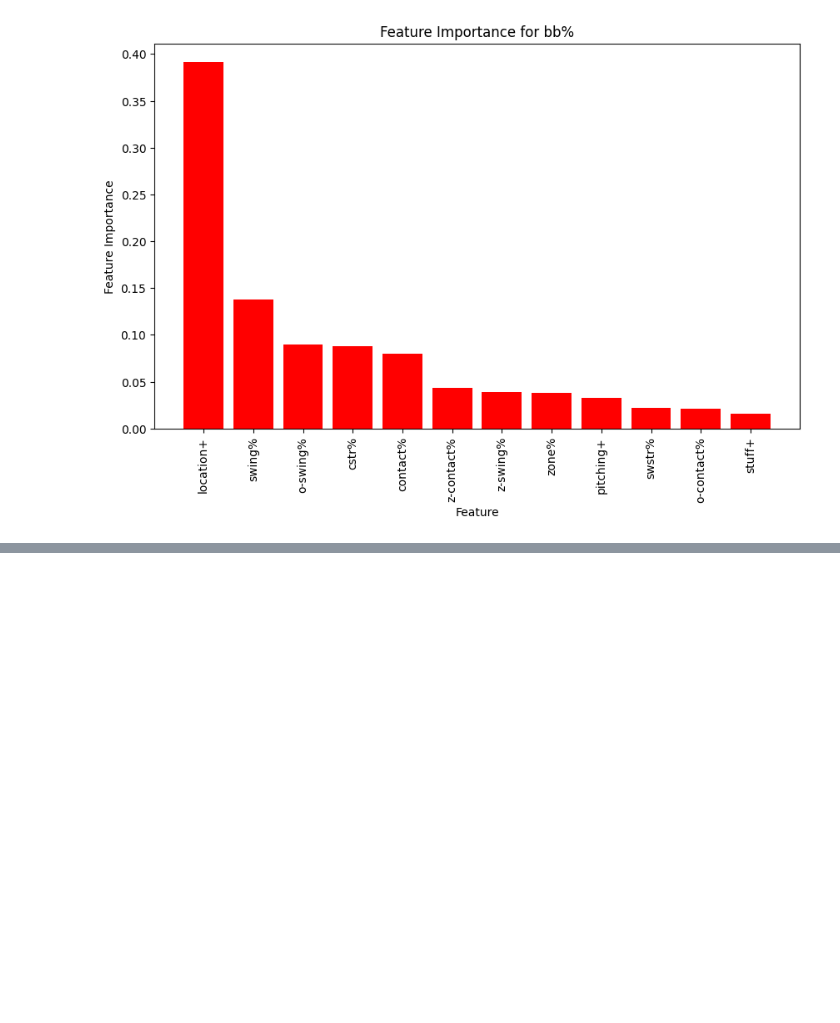
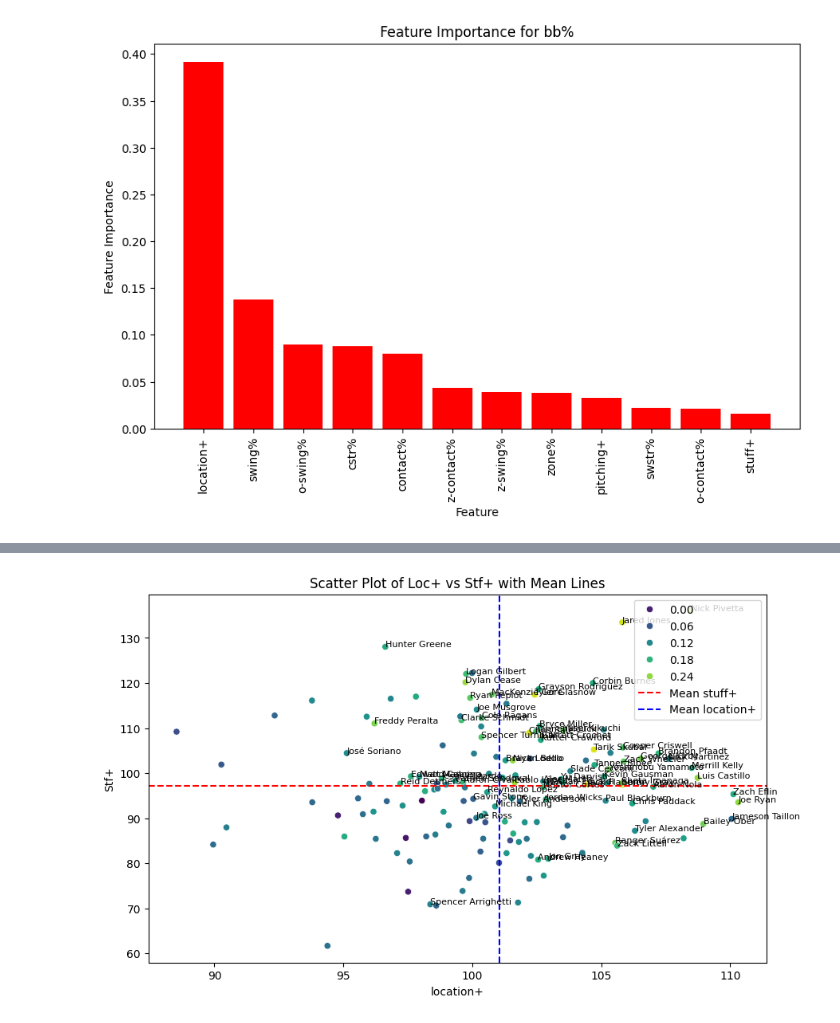
Before and after one commit to aflynn0213/K_BB_Evaluation, a Jupyter notebook: k_bb_prediction.ipynb, the cells around one changed output, grey strips where cells are left out. Saved outputs shown, nothing was run; the diff lists cells and outputs as text; code cells hidden in the pictures; blank space fills up the shorter version.

```diff
--- a/k_bb_prediction.ipynb
+++ b/k_bb_prediction.ipynb
@@ -137,16 +235,14 @@ def split_data(df):
 # %%
-if __name__ == "__main__":
-
-    df = pd.read_csv("training.csv")
-    df = split_data(df)
-    x = pd.concat([df['swstr%'], df.loc[:,'stuff+':'cstr%']],axis=1)
-    k = df['k%']
-    bb= df['bb%']
-    print(x.columns)
-    print(x.columns[x.isna().any()].tolist())
-    print(x.shape)
-    #std_sc = StandardScaler().fit(X)
-    #X = std_sc.transform(X)
+df = pd.read_csv("training.csv")
+df = split_data(df)
+x = pd.concat([df['swstr%'], df.loc[:,'stuff+':'cstr%']],axis=1)
+k = df['k%']
+bb= df['bb%']
+print(x.columns)
+print(x.columns[x.isna().any()].tolist())
+print(x.shape)
+#std_sc = StandardScaler().fit(X)
+#X = std_sc.transform(X)
 # %% [output]
 Empty DataFrame
 Columns: [team, ip, era, k/bb, avg, whip, babip, fip, ld%, gb%, fb%, iffb%, hr/fb, xfip, swstr%, k%, bb%, siera, e-f, fa-z (sc), k-bb%, barrel%, hardhit%, xera, stf+ fa, stuff+, location+, pitching+,  ...
@@ -337,36 +479,37 @@ Best training parameters for k%:  {'alpha': 0.01, 'copy_X': True, 'fit_intercept
 # %%
 mean_1 = df_test['stuff+'].mean()
 mean_2 = df_test['location+'].mean()
-wkbb = df_test["w_k_bb"].mean()
 # Plotting
 plt.figure(figsize=(10, 6))
 
 # Scatter plot with color intensity based on another column and player names near the dots
 sns.scatterplot(x='location+', y='stuff+', hue='k-bb%', data=df_test, palette='viridis')
 
 # Plotting mean lines
 plt.axhline(mean_1, color='red', linestyle='--', label='Mean stuff+')
 plt.axvline(mean_2, color='blue', linestyle='--', label='Mean location+')
 
 # Set labels and title
 plt.xlabel('location+')
 plt.ylabel('Stf+')
 plt.title('Scatter Plot of Loc+ vs Stf+ with Mean Lines')
 
 # Add legend
 plt.legend()
 
 # Filter rows where 'k-bb mods' is greater than 12 in predictions_df
 filtered_rows = predictions_df[predictions_df['k-bb mods'] > predictions_df['k-bb mods'].mean()]
 
 # Show player names above mean lines
 for i, row in df_test.iterrows():
     index = (i[0], i[1])
     if index in filtered_rows.index:
         player_name = filtered_rows.loc[index, :].name  # Retrieve player name from filtered rows
         plt.text(row['location+'], row['stuff+'], player_name[1], fontsize=8, color='black', ha='left')
 
 plt.show()
+# %% [output]
+[figure, added]
 # %%
 plt.figure(figsize=(10, 8))  # Adjust the size as needed
 
```
Also changed, not shown: parts of 14 cells of this notebook, 5 other files.
